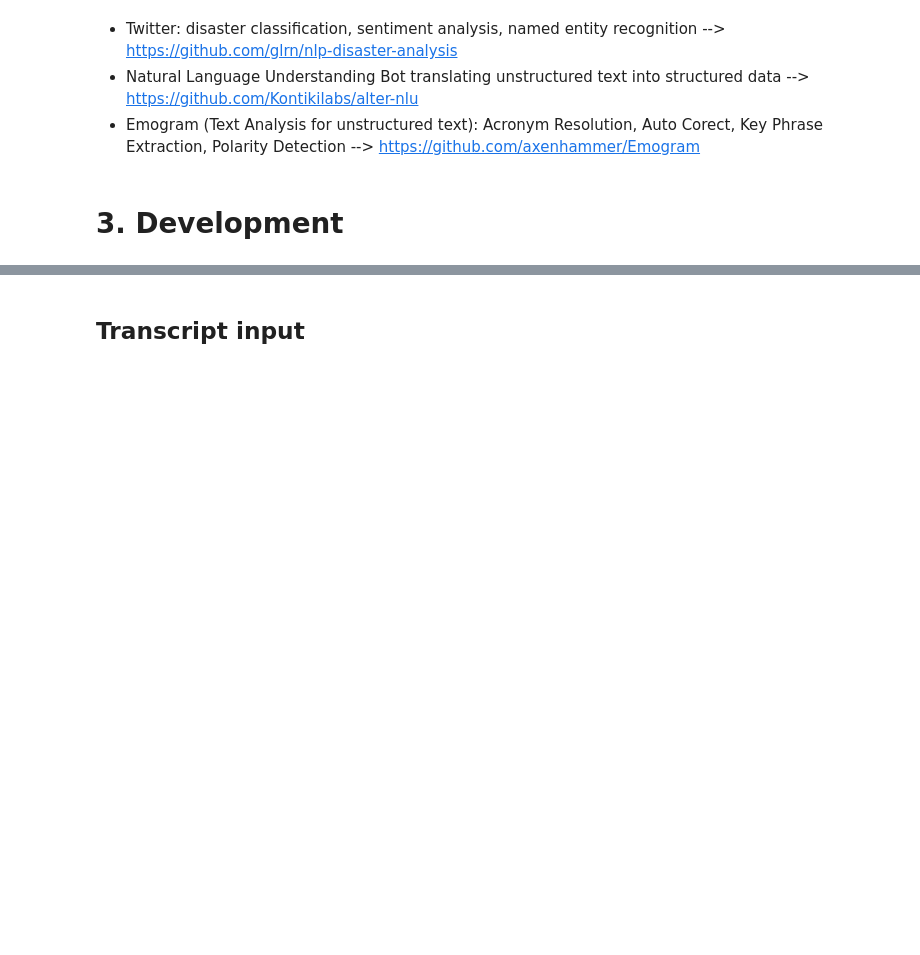
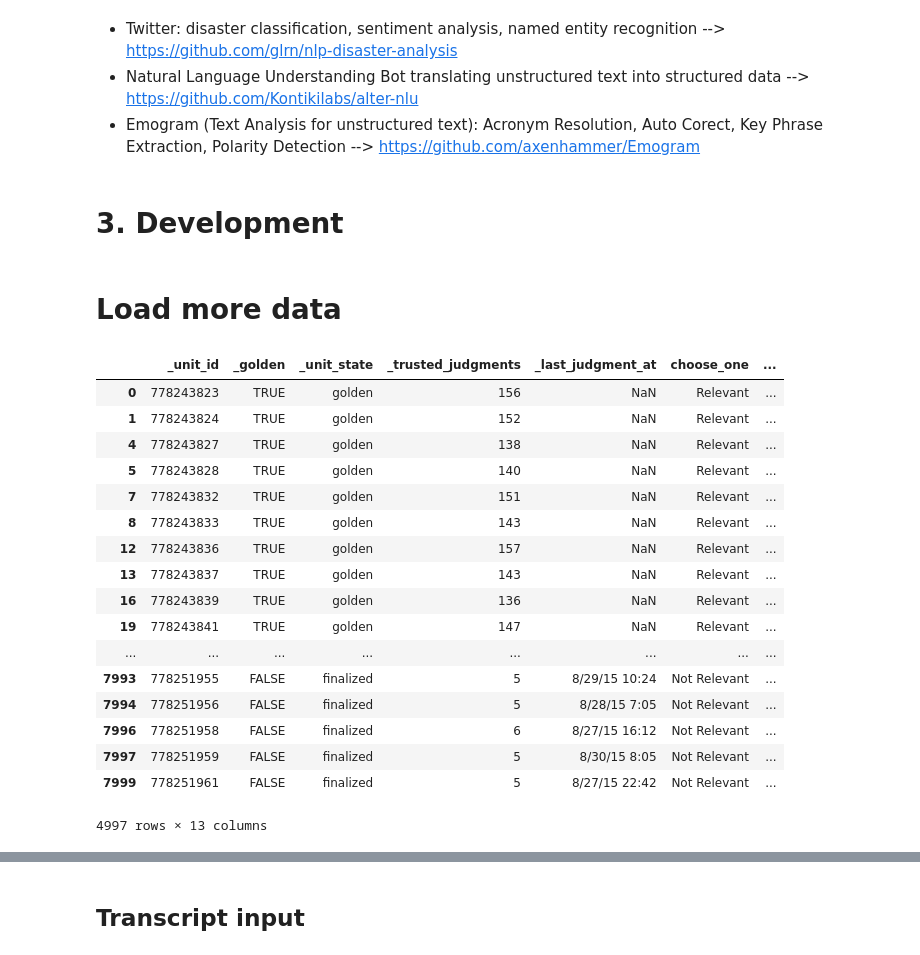
Before and after one commit to pierrelouismissler/AsTeR, a Jupyter notebook: research/NLP_research.ipynb, the cells around one changed output, grey strips where cells are left out. Cells and saved outputs as stored; diff of their text form; code cells hidden in the pictures; blank space fills up the shorter version.

```diff
--- a/research/NLP_research.ipynb
+++ b/research/NLP_research.ipynb
@@ -110,3 +110,30 @@ from nltk.corpus import wordnet
 from nltk.stem import WordNetLemmatizer
 
 eng_stopwords = stopwords.words('english')
+# %% [markdown]
+# Load more data
+# %%
+file = pd.read_csv('social media disaster.csv', skip_blank_lines=True, nrows=8000, encoding = "ISO-8859-1")
+# %%
+file_updated = file[file.choose_one.isna() == False]
+# %%
+file_updated
+# %% [output]
+|  | _unit_id | _golden | _unit_state | _trusted_judgments | _last_judgment_at | choose_one | ... |
+| 0 | 778243823 | TRUE | golden | 156 | NaN | Relevant | ... |
+| 1 | 778243824 | TRUE | golden | 152 | NaN | Relevant | ... |
+| 4 | 778243827 | TRUE | golden | 138 | NaN | Relevant | ... |
+| 5 | 778243828 | TRUE | golden | 140 | NaN | Relevant | ... |
+| 7 | 778243832 | TRUE | golden | 151 | NaN | Relevant | ... |
+| 8 | 778243833 | TRUE | golden | 143 | NaN | Relevant | ... |
+| 12 | 778243836 | TRUE | golden | 157 | NaN | Relevant | ... |
+| 13 | 778243837 | TRUE | golden | 143 | NaN | Relevant | ... |
+| 16 | 778243839 | TRUE | golden | 136 | NaN | Relevant | ... |
+| 19 | 778243841 | TRUE | golden | 147 | NaN | Relevant | ... |
+| ... | ... | ... | ... | ... | ... | ... | ... |
+| 7993 | 778251955 | FALSE | finalized | 5 | 8/29/15 10:24 | Not Relevant | ... |
+| 7994 | 778251956 | FALSE | finalized | 5 | 8/28/15 7:05 | Not Relevant | ... |
+| 7996 | 778251958 | FALSE | finalized | 6 | 8/27/15 16:12 | Not Relevant | ... |
+| 7997 | 778251959 | FALSE | finalized | 5 | 8/30/15 8:05 | Not Relevant | ... |
+| 7999 | 778251961 | FALSE | finalized | 5 | 8/27/15 22:42 | Not Relevant | ... |
+4997 rows × 13 columns
```
Also changed, not shown: parts of 2 cells of this notebook.
